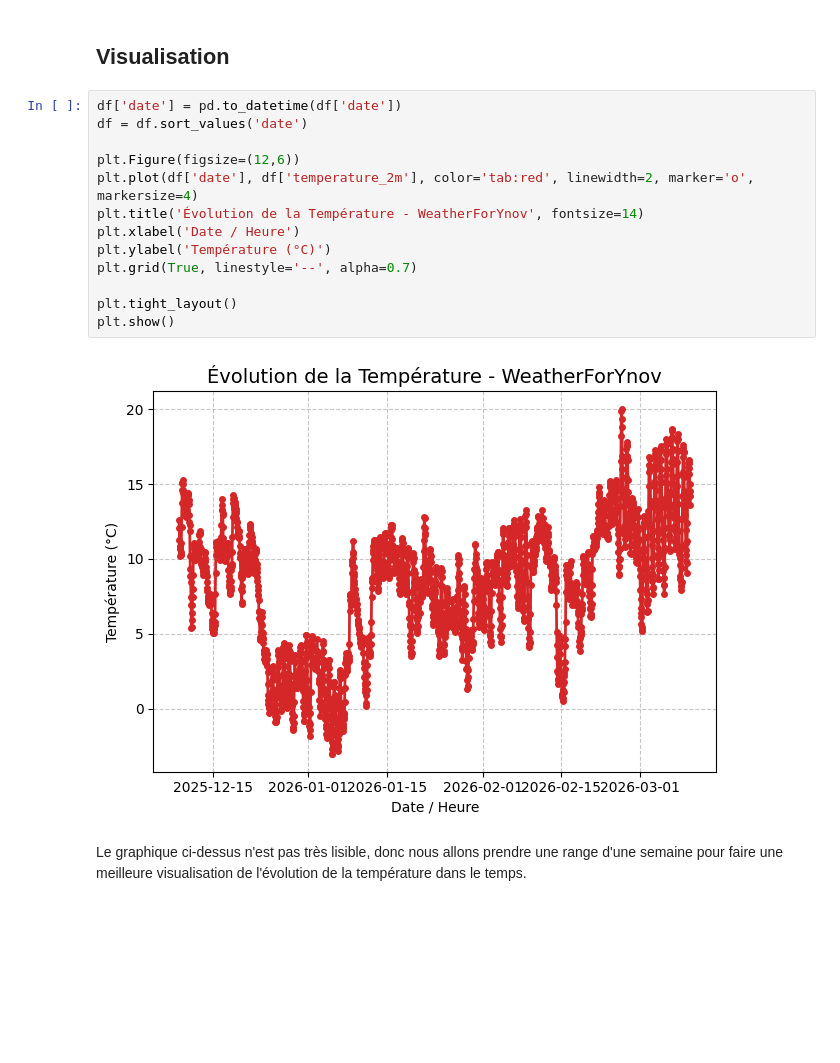
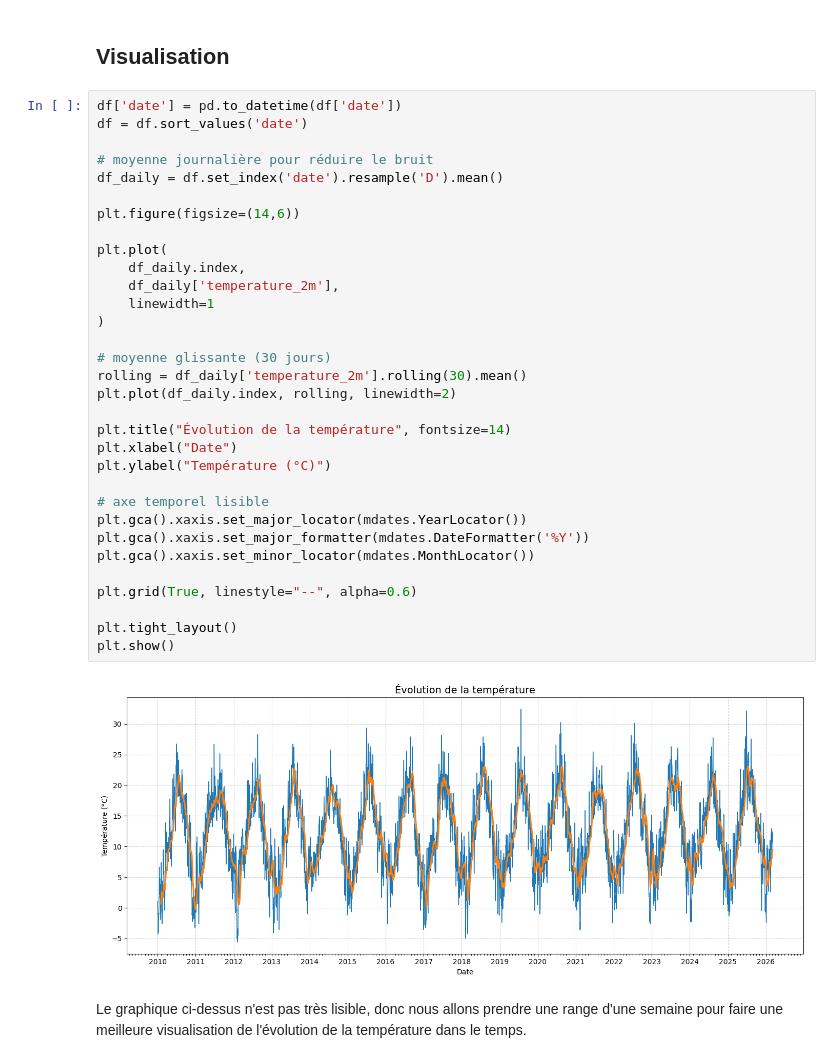
Before and after one commit to qevan91/Projet-fil-rouge-b3, a Jupyter notebook: main.ipynb, the cells around one changed output. Cells and saved outputs as stored; diff of their text form; blank space fills up the shorter version.

```diff
--- a/main.ipynb
+++ b/main.ipynb
@@ -57,18 +63,37 @@ dtype: int64
 # %%
 df['date'] = pd.to_datetime(df['date'])
 df = df.sort_values('date')
 
-plt.Figure(figsize=(12,6))
-plt.plot(df['date'], df['temperature_2m'], color='tab:red', linewidth=2, marker='o', markersize=4)
-plt.title('Évolution de la Température - WeatherForYnov', fontsize=14)
-plt.xlabel('Date / Heure')
-plt.ylabel('Température (°C)')
-plt.grid(True, linestyle='--', alpha=0.7)
+# moyenne journalière pour réduire le bruit
+df_daily = df.set_index('date').resample('D').mean()
+
+plt.figure(figsize=(14,6))
+
+plt.plot(
+    df_daily.index,
+    df_daily['temperature_2m'],
+    linewidth=1
+)
+
+# moyenne glissante (30 jours)
+rolling = df_daily['temperature_2m'].rolling(30).mean()
+plt.plot(df_daily.index, rolling, linewidth=2)
+
+plt.title("Évolution de la température", fontsize=14)
+plt.xlabel("Date")
+plt.ylabel("Température (°C)")
+
+# axe temporel lisible
+plt.gca().xaxis.set_major_locator(mdates.YearLocator())
+plt.gca().xaxis.set_major_formatter(mdates.DateFormatter('%Y'))
+plt.gca().xaxis.set_minor_locator(mdates.MonthLocator())
+
+plt.grid(True, linestyle="--", alpha=0.6)
 
 plt.tight_layout()
 plt.show()
 # %% [output]
-[figure, old version]
+[figure, new version]
 # %% [markdown]
 Le graphique ci-dessus n'est pas très lisible, donc nous allons prendre une range d'une semaine pour faire une meilleure visualisation de l'évolution de la température dans le temps.
 # %%
```
Also changed, not shown: parts of 5 cells of this notebook, 1 other file.
